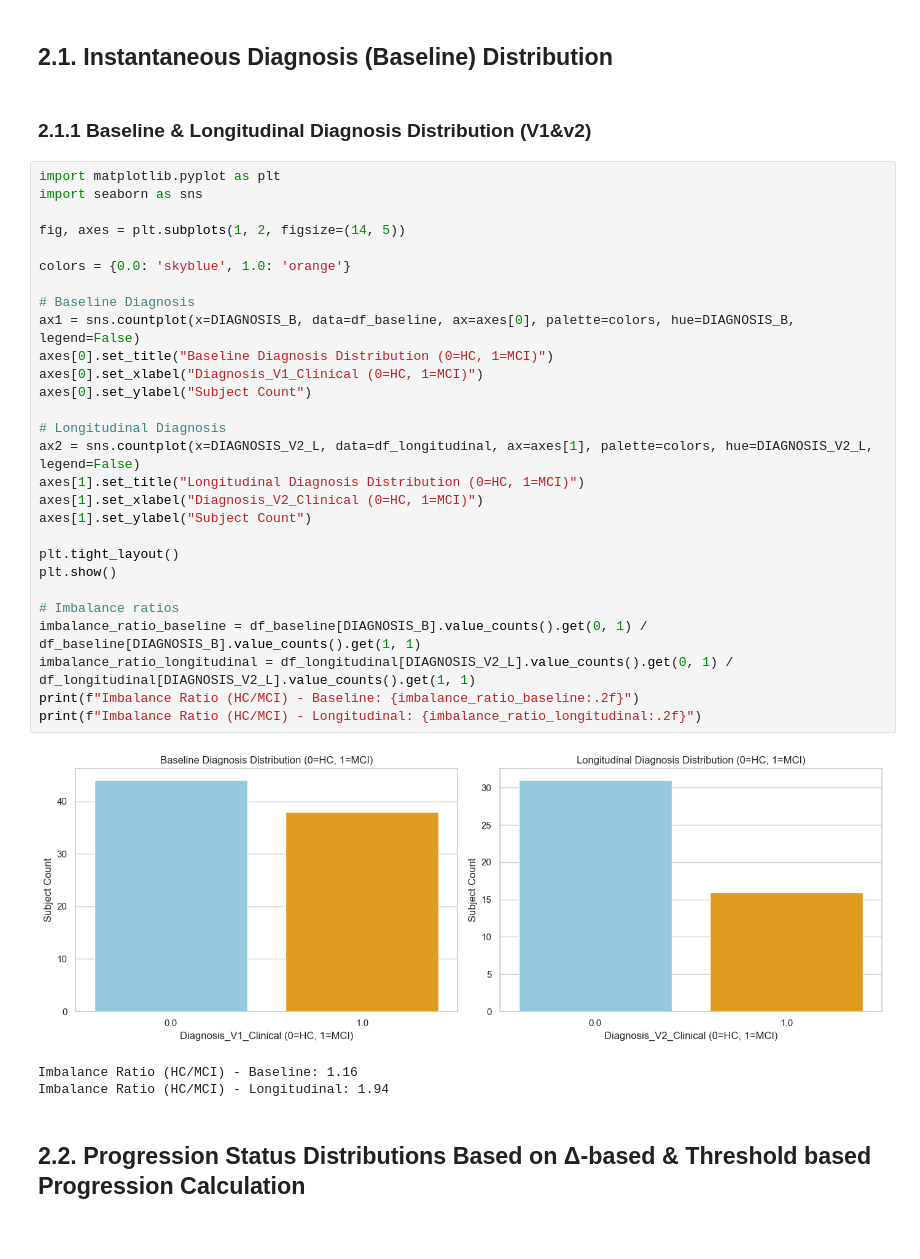
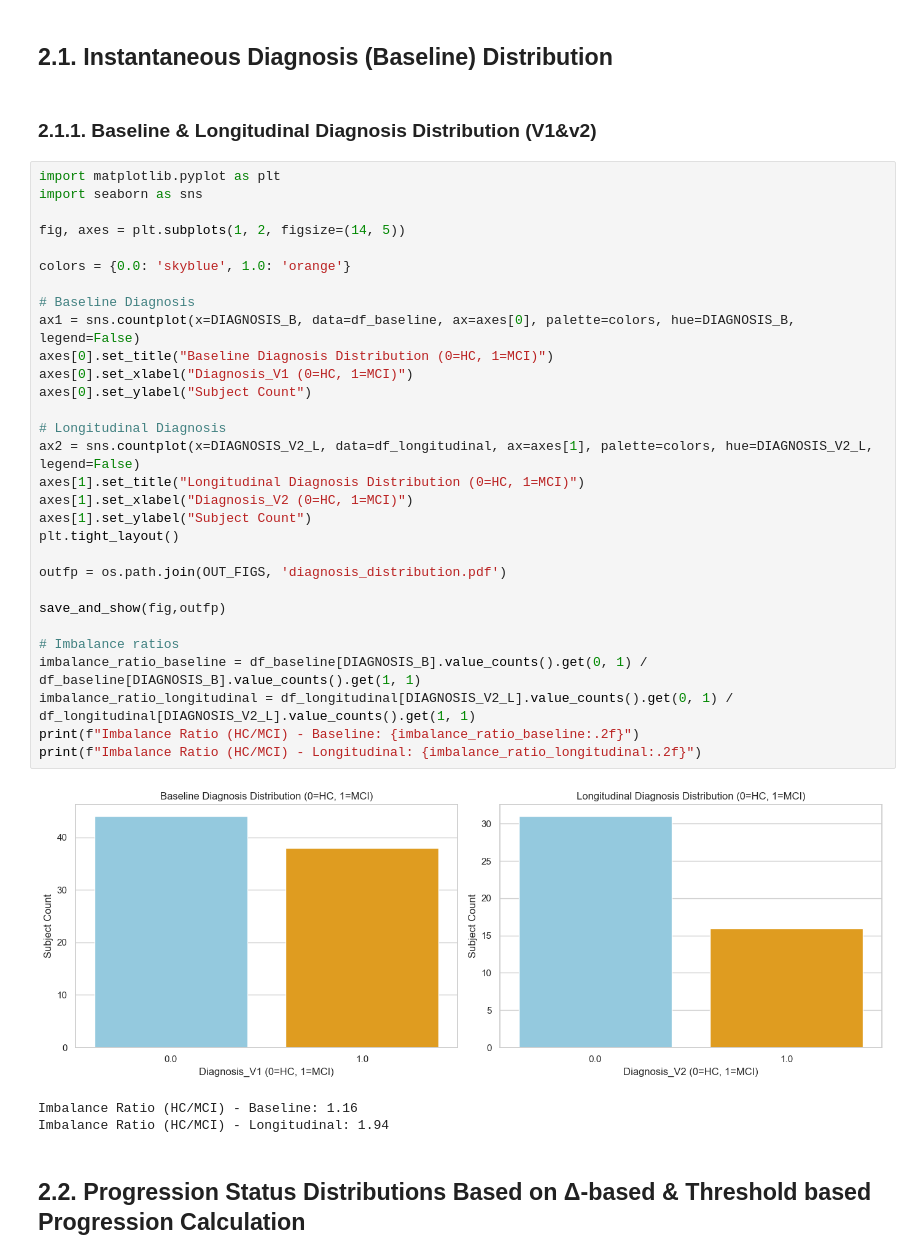
Before and after one commit to EdizArkin/EEG-Cognitive-Progression-Analysis-Early-Diagnosis, a Jupyter notebook: eda.ipynb, the cells around one changed output. Saved outputs shown, nothing was run; the diff lists cells and outputs as text.

```diff
--- a/eda.ipynb
+++ b/eda.ipynb
@@ -198,37 +352,39 @@ plt.show()
 # %% [markdown]
 ## 2.1. Instantaneous Diagnosis (Baseline) Distribution
 # %% [markdown]
-### 2.1.1 Baseline & Longitudinal Diagnosis Distribution (V1&v2)
+### 2.1.1. Baseline & Longitudinal Diagnosis Distribution (V1&v2)
 # %%
 import matplotlib.pyplot as plt
 import seaborn as sns
 
 fig, axes = plt.subplots(1, 2, figsize=(14, 5))
 
 colors = {0.0: 'skyblue', 1.0: 'orange'}
 
 # Baseline Diagnosis
 ax1 = sns.countplot(x=DIAGNOSIS_B, data=df_baseline, ax=axes[0], palette=colors, hue=DIAGNOSIS_B, legend=False)
 axes[0].set_title("Baseline Diagnosis Distribution (0=HC, 1=MCI)")
-axes[0].set_xlabel("Diagnosis_V1_Clinical (0=HC, 1=MCI)")
+axes[0].set_xlabel("Diagnosis_V1 (0=HC, 1=MCI)")
 axes[0].set_ylabel("Subject Count")
 
 # Longitudinal Diagnosis
 ax2 = sns.countplot(x=DIAGNOSIS_V2_L, data=df_longitudinal, ax=axes[1], palette=colors, hue=DIAGNOSIS_V2_L, legend=False)
 axes[1].set_title("Longitudinal Diagnosis Distribution (0=HC, 1=MCI)")
-axes[1].set_xlabel("Diagnosis_V2_Clinical (0=HC, 1=MCI)")
+axes[1].set_xlabel("Diagnosis_V2 (0=HC, 1=MCI)")
 axes[1].set_ylabel("Subject Count")
+plt.tight_layout()
 
-plt.tight_layout()
-plt.show()
+outfp = os.path.join(OUT_FIGS, 'diagnosis_distribution.pdf')
+
+save_and_show(fig,outfp)
 
 # Imbalance ratios
 imbalance_ratio_baseline = df_baseline[DIAGNOSIS_B].value_counts().get(0, 1) / df_baseline[DIAGNOSIS_B].value_counts().get(1, 1)
 imbalance_ratio_longitudinal = df_longitudinal[DIAGNOSIS_V2_L].value_counts().get(0, 1) / df_longitudinal[DIAGNOSIS_V2_L].value_counts().get(1, 1)
 print(f"Imbalance Ratio (HC/MCI) - Baseline: {imbalance_ratio_baseline:.2f}")
 print(f"Imbalance Ratio (HC/MCI) - Longitudinal: {imbalance_ratio_longitudinal:.2f}")
 # %% [output]
-[figure, old version]
+[figure, new version]
 Imbalance Ratio (HC/MCI) - Baseline: 1.16
 Imbalance Ratio (HC/MCI) - Longitudinal: 1.94
 # %% [markdown]
```
Also changed, not shown: parts of 77 cells of this notebook, 3 other files.
